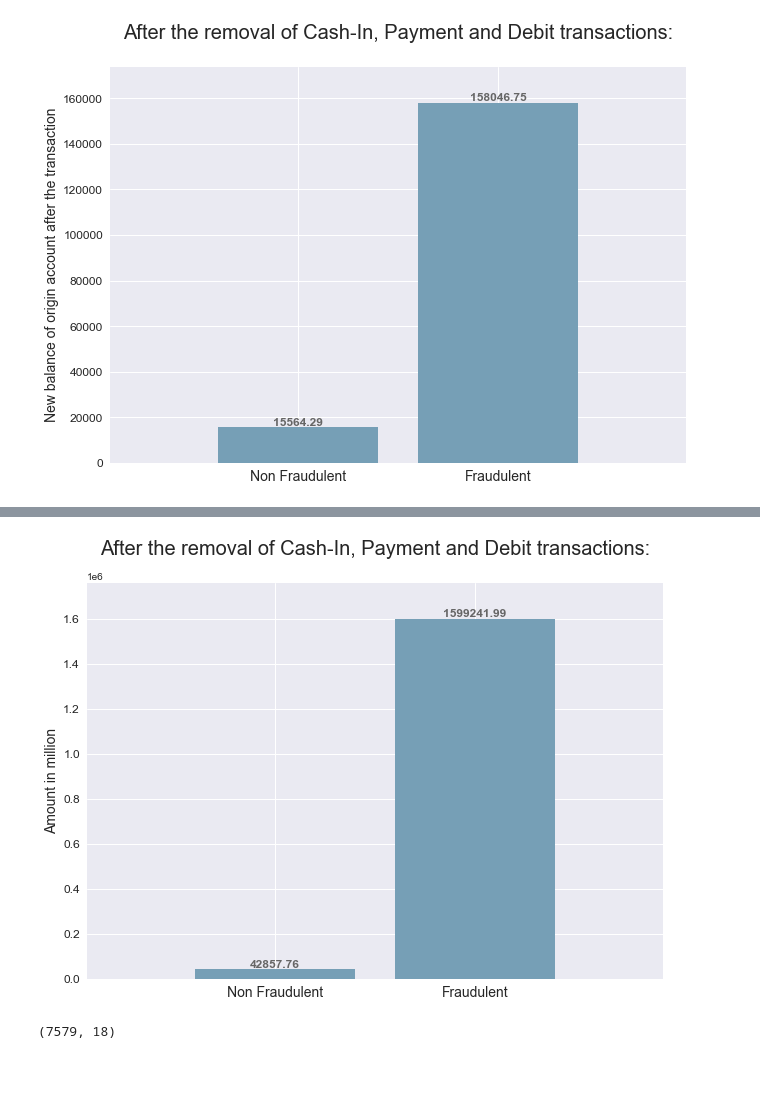
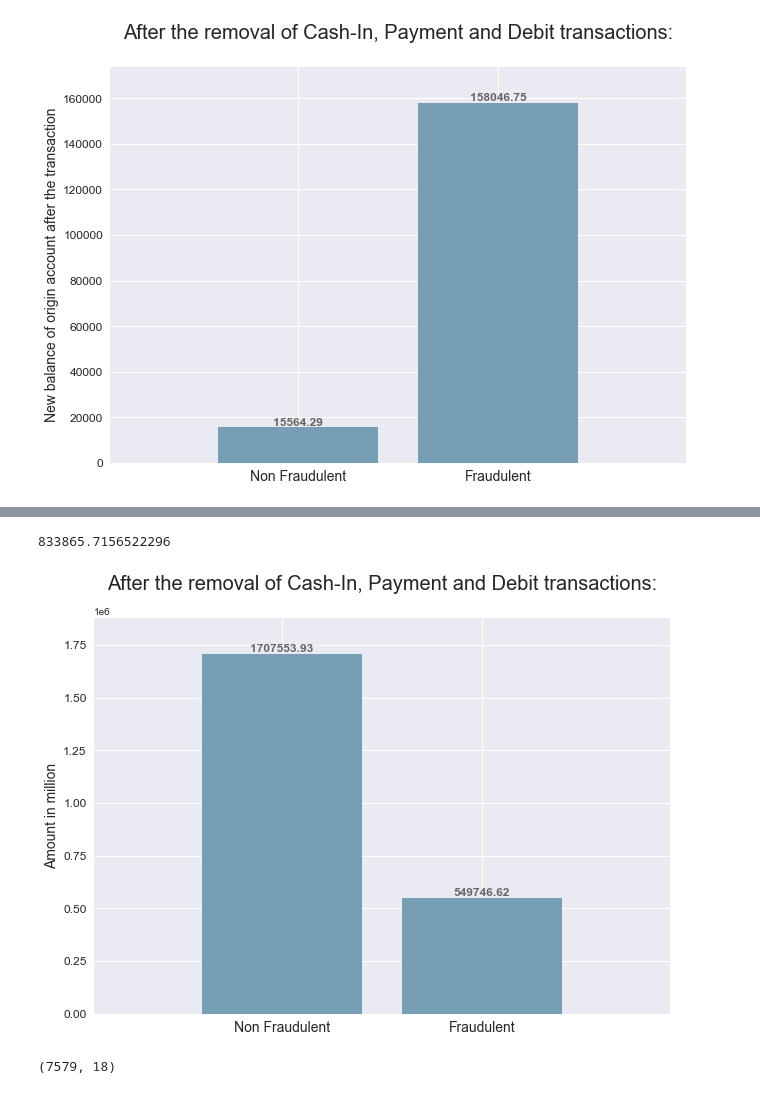
Before and after one commit to slapadasbas/ds-exercise, a Jupyter notebook: notebook/EDA - Modelling.ipynb, the cells around one changed output, grey strips where cells are left out. Saved outputs shown, nothing was run; the diff lists cells and outputs as text; code cells hidden in the pictures.

```diff
--- a/notebook/EDA - Modelling.ipynb
+++ b/notebook/EDA - Modelling.ipynb
@@ -10,4 +10,4 @@ plt.style.use('seaborn')
 #769FB6
 #188FA7
 # %%
-df = pd.read_csv("input/transactions_train.csv")
+df = pd.read_csv("../input/transactions_train.csv")
@@ -170,6 +185,8 @@ df["prev_step"] = df.groupby("nameDest")["step"].shift()
 df["diff"] = df["step"] - df["prev_step"]
 # %%
 df["nthTransactionForTheHour"] = df.groupby(["nameDest", "step"])['step'].rank(method='first')
+# %%
+df["nthTransactionForTheHour2"] = df.groupby(["nameOrig", "step"])['step'].rank(method='first')
 # %%
 df.loc[df['nameDest']=='C1330106945'].head(30)
 # %% [output]
@@ -658,0 +732,27 @@ plt.show()
+# %%
+fig = plt.figure()
+ax = fig.add_axes([1,1,1,1])
+mean_fraud = df_.loc[df_["isFraud"]==1, "oldbalanceOrig"].mean()
+mean_nonfraud = df_.loc[df_["isFraud"]==0, "oldbalanceOrig"].mean()
+
+ax.bar([0, 1],[mean_nonfraud, mean_fraud], color=['#769FB6'])
+plt.xticks([0, 1], ["Non Fraudulent", "Fraudulent"], fontsize=14)
+plt.yticks(fontsize=12)
+plt.ylabel("Old balance of origin account before the transaction", fontsize=14)
+plt.margins(0.3, 0.1)
+plt.subplots_adjust(wspace=5, hspace=10)
+plt.title("The average balance inside the origin account before the transaction is completed; \nThe data includes Cash-In, Payment and Debit transactions\n\n", fontsize=20)
+
+rects = ax.patches
+
+# Make some labels.
+labels = [mean_nonfraud, mean_fraud]
+
+for rect, label in zip(rects, labels):
+    height = rect.get_height()
+    label = round(label, 2)
+    ax.text(
+        rect.get_x() + rect.get_width() / 2, height + 5, label, ha="center", va="bottom", fontsize=12
+         ,fontweight="bold", color="#666"
+    )
+plt.show()
@@ -659,32 +761,36 @@ plt.show()
+# %%
+mean_nonfraud
+# %% [output]
+833865.7156522296
 # %%
 fig = plt.figure()
 ax = fig.add_axes([1,1,1,1])
-mean_fraud = df_.loc[df_["isFraud"]==1, "oldbalanceOrig"].mean()
-mean_nonfraud = df_.loc[df_["isFraud"]==0, "oldbalanceOrig"].mean()
+mean_fraud = df_.loc[df_["isFraud"]==1, "oldbalanceDest"].mean()
+mean_nonfraud = df_.loc[df_["isFraud"]==0, "oldbalanceDest"].mean()
 
 ax.bar([0, 1],[mean_nonfraud, mean_fraud], color=['#769FB6'])
 plt.xticks([0, 1], ["Non Fraudulent", "Fraudulent"], fontsize=14)
 plt.yticks(fontsize=12)
 plt.ylabel("Amount in million", fontsize=14)
 plt.margins(0.3, 0.1)
 plt.subplots_adjust(wspace=5, hspace=10)
 plt.title("After the removal of Cash-In, Payment and Debit transactions:\n", fontsize=20)
 
 rects = ax.patches
 
 # Make some labels.
 labels = [mean_nonfraud, mean_fraud]
 
 for rect, label in zip(rects, labels):
     height = rect.get_height()
     label = round(label, 2)
     ax.text(
         rect.get_x() + rect.get_width() / 2, height + 5, label, ha="center", va="bottom", fontsize=12
          ,fontweight="bold", color="#666"
     )
 plt.show()
 # %% [output]
-[figure, old version]
+[figure, new version]
 # %%
 df_.query('newbalanceOrig == 0 & isFraud == 1').shape
 # %% [output]
```
Also changed, not shown: parts of 11 cells of this notebook, 1 other file.
